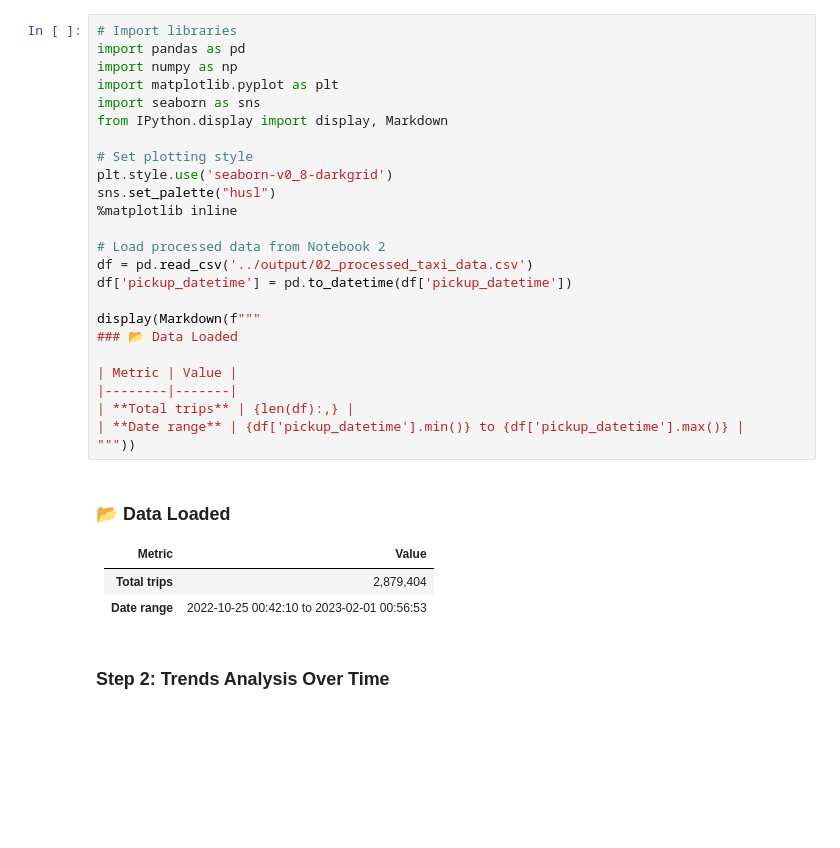
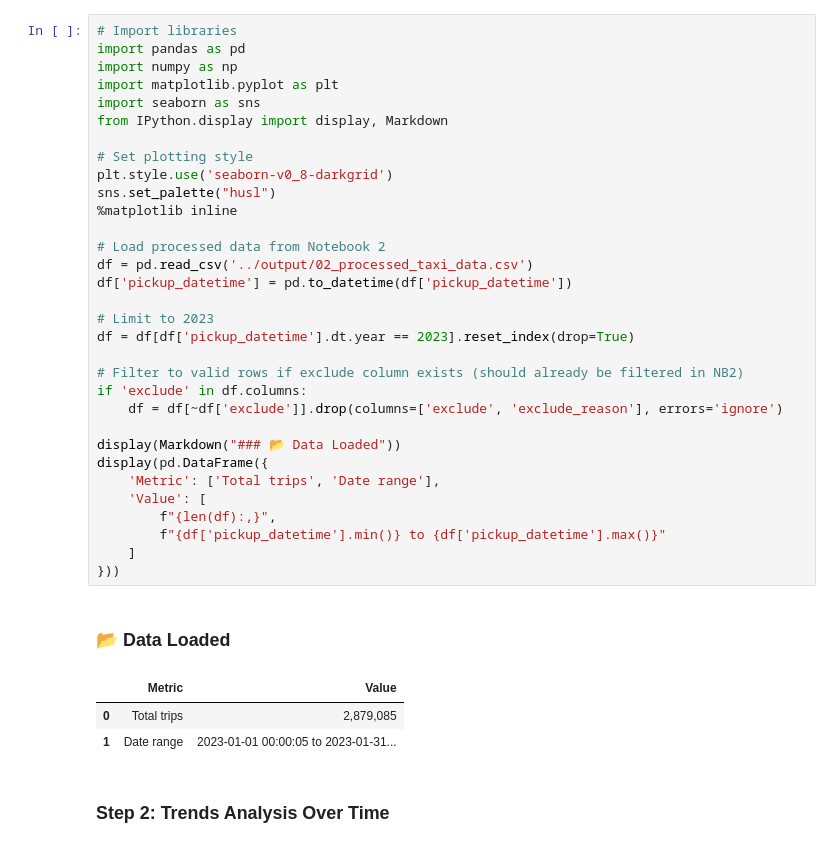
Before and after one commit to christopherseaman/datasci_217, a Jupyter notebook: 11/demo/03_model_prep.ipynb, the cells around one changed output. Drawn from its saved outputs; the diff is of its cells as text; blank space fills up the shorter version.

```diff
--- a/11/demo/03_model_prep.ipynb
+++ b/11/demo/03_model_prep.ipynb
@@ -56,36 +60,40 @@
 # %%
 # Import libraries
 import pandas as pd
 import numpy as np
 import matplotlib.pyplot as plt
 import seaborn as sns
 from IPython.display import display, Markdown
 
 # Set plotting style
 plt.style.use('seaborn-v0_8-darkgrid')
 sns.set_palette("husl")
 %matplotlib inline
 
 # Load processed data from Notebook 2
 df = pd.read_csv('../output/02_processed_taxi_data.csv')
 df['pickup_datetime'] = pd.to_datetime(df['pickup_datetime'])
 
-display(Markdown(f"""
-### 📂 Data Loaded
+# Limit to 2023
+df = df[df['pickup_datetime'].dt.year == 2023].reset_index(drop=True)
 
-| Metric | Value |
-|--------|-------|
-| **Total trips** | {len(df):,} |
-| **Date range** | {df['pickup_datetime'].min()} to {df['pickup_datetime'].max()} |
-"""))
+# Filter to valid rows if exclude column exists (should already be filtered in NB2)
+if 'exclude' in df.columns:
+    df = df[~df['exclude']].drop(columns=['exclude', 'exclude_reason'], errors='ignore')
+
+display(Markdown("### 📂 Data Loaded"))
+display(pd.DataFrame({
+    'Metric': ['Total trips', 'Date range'],
+    'Value': [
+        f"{len(df):,}",
+        f"{df['pickup_datetime'].min()} to {df['pickup_datetime'].max()}"
+    ]
+}))
 # %% [output]
-
 ### 📂 Data Loaded
-
-| Metric | Value |
-|--------|-------|
-| **Total trips** | 2,879,404 |
-| **Date range** | 2022-10-25 00:42:10 to 2023-02-01 00:56:53 |
+|  | Metric | Value |
+| 0 | Total trips | 2,879,085 |
+| 1 | Date range | 2023-01-01 00:00:05 to 2023-01-31... |
 # %% [markdown]
 ### Step 2: Trends Analysis Over Time
 # %%
```
Also changed, not shown: parts of 10 cells of this notebook, 8 other files.
